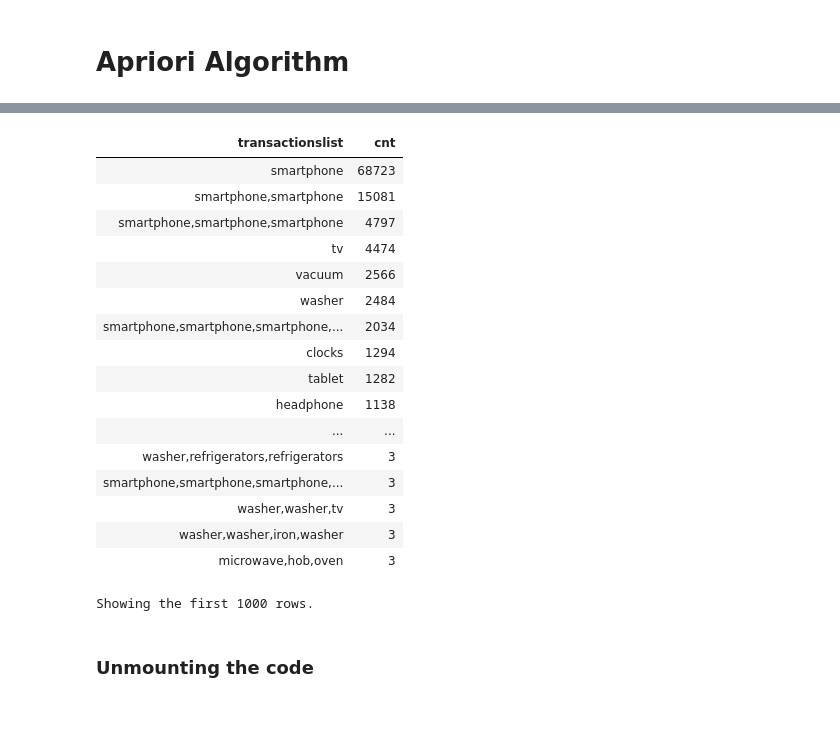
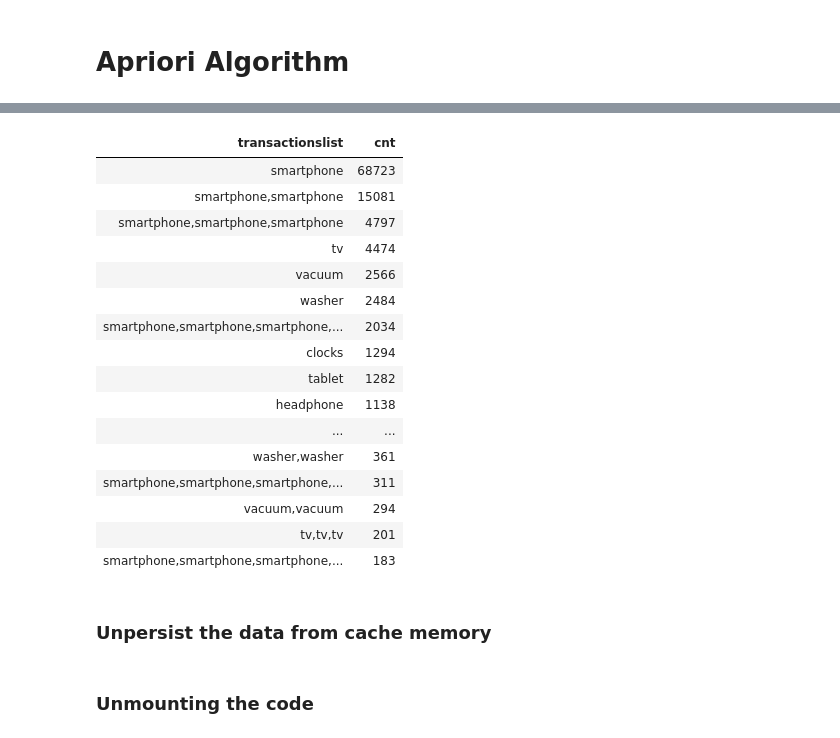
Before and after one commit to nishitvyas/Data-Engineering-Project, a Jupyter notebook: DataScientistNotebook.ipynb, the cells around one changed output, grey strips where cells are left out. Drawn from its saved outputs; the diff is of its cells as text; code cells hidden in the pictures.

```diff
--- a/DataScientistNotebook.ipynb
+++ b/DataScientistNotebook.ipynb
@@ -157,23 +181,24 @@ nonNAdf_cart.show(10)
 only showing top 10 rows
 # %%
 %sql
-SELECT transactionslist, COUNT(transactionslist) AS cnt FROM groupedView GROUP BY transactionslist ORDER BY cnt DESC
+SELECT transactionslist, COUNT(transactionslist) AS cnt FROM groupedView GROUP BY transactionslist ORDER BY cnt DESC LIMIT 20
 # %% [output]
 | transactionslist | cnt |
 | smartphone | 68723 |
 | smartphone,smartphone | 15081 |
 | smartphone,smartphone,smartphone | 4797 |
 | tv | 4474 |
 | vacuum | 2566 |
 | washer | 2484 |
 | smartphone,smartphone,smartphone,... | 2034 |
 | clocks | 1294 |
 | tablet | 1282 |
 | headphone | 1138 |
 | ... | ... |
-| washer,refrigerators,refrigerators | 3 |
-| smartphone,smartphone,smartphone,... | 3 |
-| washer,washer,tv | 3 |
-| washer,washer,iron,washer | 3 |
-| microwave,hob,oven | 3 |
+| washer,washer | 361 |
+| smartphone,smartphone,smartphone,... | 311 |
+| vacuum,vacuum | 294 |
+| tv,tv,tv | 201 |
+| smartphone,smartphone,smartphone,... | 183 |
-Showing the first 1000 rows.
+# %% [markdown]
+### Unpersist the data from cache memory
```
Also changed, not shown: parts of 2 cells of this notebook, 2 other files.
